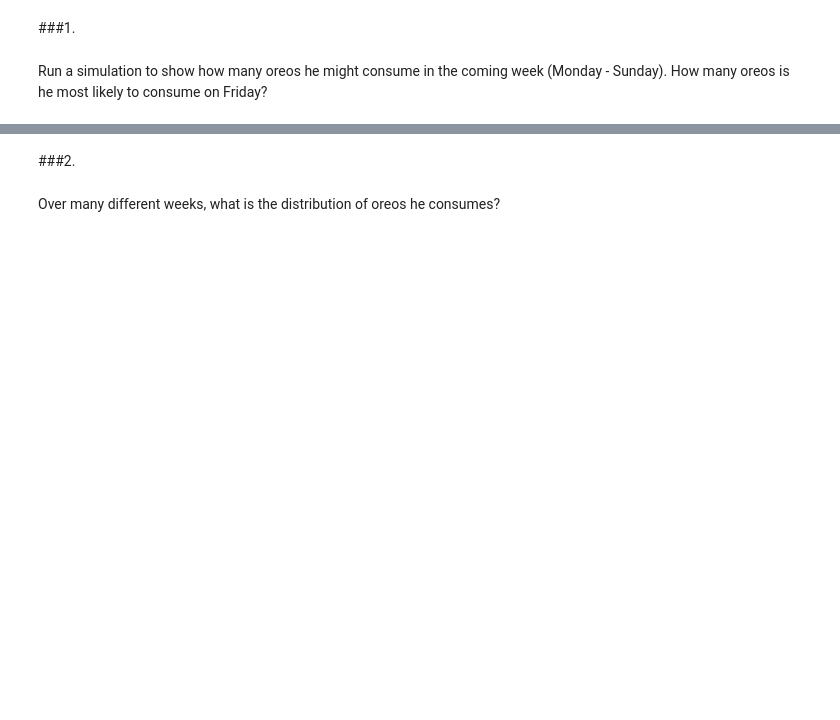
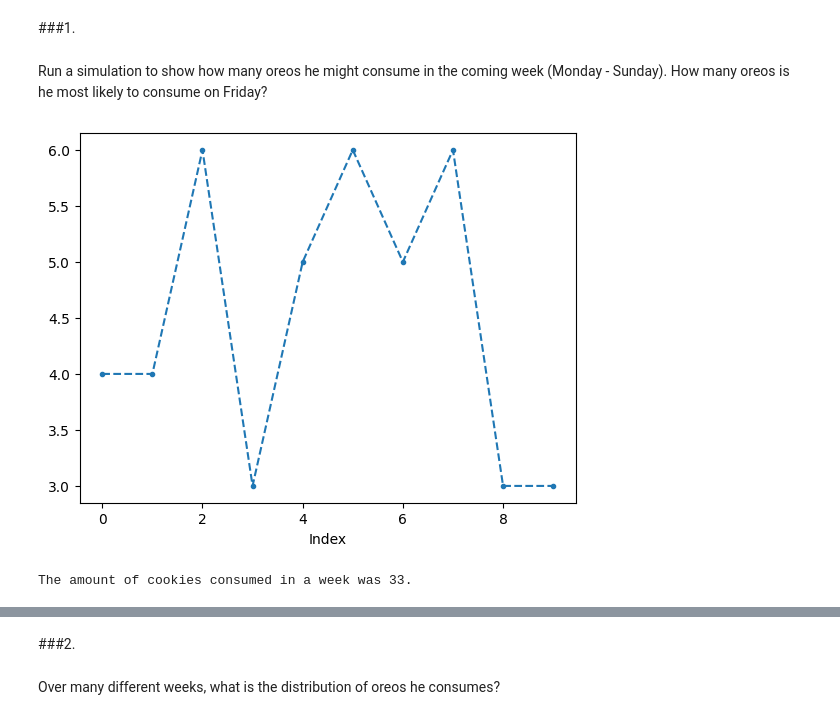
Before and after one commit to NRJaggers/Applied-Stochastic-Processes, a Jupyter notebook: Applications/3-More_Markov_Chains/More_Markov_Chains.ipynb, the cells around one changed output, grey strips where cells are left out. Drawn from its saved outputs; the diff is of its cells as text; code cells hidden in the pictures; blank space fills up the shorter version.

```diff
--- a/Applications/3-More_Markov_Chains/More_Markov_Chains.ipynb
+++ b/Applications/3-More_Markov_Chains/More_Markov_Chains.ipynb
@@ -151,7 +171,7 @@ from symbulate import *
 %matplotlib inline
 
 #create transition matrix
-P = [[0.00 , 0.02 , 0.04 , 0.07 , 0.16 , 0.18 , 0.20 , 0.13 , 0.11 , 0.09],
+P = np.array([[0.00 , 0.02 , 0.04 , 0.07 , 0.16 , 0.18 , 0.20 , 0.13 , 0.11 , 0.09],
 [0.07 , 0.11 , 0.01 , 0.07 , 0.31 , 0.04 , 0.01 , 0.02 , 0.33 , 0.03],
 [0.09 , 0.02 , 0.11 , 0.01 , 0.07 , 0.23 , 0.26 , 0.09 , 0.11 , 0.01],
 [0.01 , 0.20 , 0.00 , 0.10 , 0.14 , 0.30 , 0.02 , 0.12 , 0.11 , 0.00],
@@ -160,4 +180,6 @@ P = [[0.00 , 0.02 , 0.04 , 0.07 , 0.16 , 0.18 , 0.20 , 0.13 , 0.11 , 0.09],
 [0.08 , 0.01 , 0.04 , 0.26 , 0.00 , 0.27 , 0.09 , 0.00 , 0.19 , 0.06],
 [0.02 , 0.01 , 0.10 , 0.26 , 0.10 , 0.20 , 0.19 , 0.07 , 0.04 , 0.01],
 [0.09 , 0.16 , 0.03 , 0.13 , 0.13 , 0.09 , 0.04 , 0.12 , 0.21 , 0.00],
-[0.85 , 0.08 , 0.03 , 0.02 , 0.01 , 0.005 , 0.002 , 0.002 , 0.001 , 0.00]]
+[0.85 , 0.08 , 0.03 , 0.02 , 0.01 , 0.005 , 0.002 , 0.002 , 0.001 , 0.00]])
+
+init = [0, 0, 0, 0, 1, 0, 0, 0, 0, 0]
@@ -167,3 +187,22 @@ ModuleNotFoundError: No module named 'symbulate'
 ###1.
 # %% [markdown]
 Run a simulation to show how many oreos he might consume in the coming week (Monday - Sunday). How many oreos is he most likely to consume on Friday?
+# %%
+X = MarkovChain(P, init)
+results = X.sim(1)
+# %%
+results.plot()
+# %% [output]
+[figure, added]
+# %%
+def cookie_count(x):
+  count = 0
+  for i in range(0,7):
+    count += x[i]
+  return count
+
+cookies = results.apply(cookie_count).get(0)
+
+print("The amount of cookies consumed in a week was {}.".format(cookies))
+# %% [output]
+The amount of cookies consumed in a week was 33.
```
Also changed, not shown: parts of 11 cells of this notebook.
